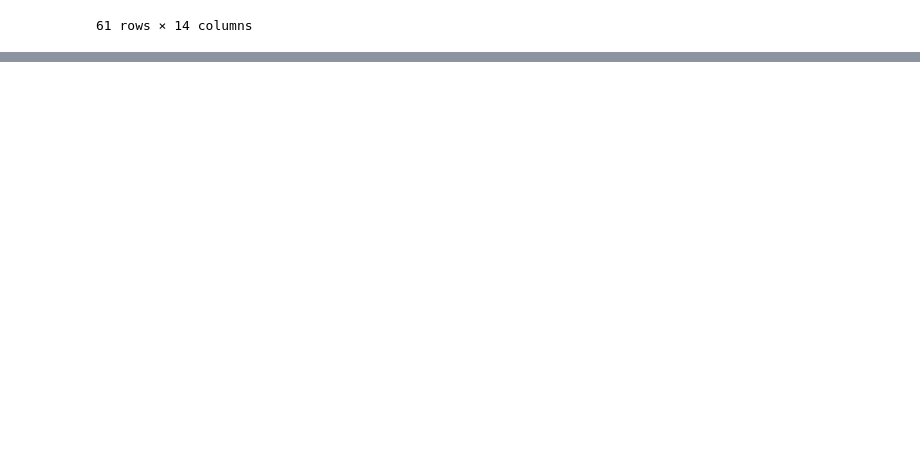
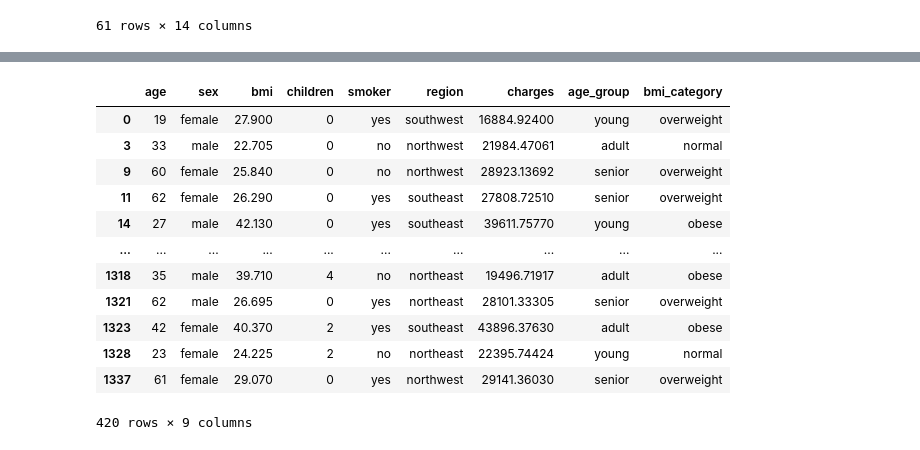
Before and after one commit to danyalmendigali/jupyter-datascience, a Jupyter notebook: Pandas/Day3.ipynb, the cells around one changed output, grey strips where cells are left out. Saved outputs shown, nothing was run; the diff lists cells and outputs as text; code cells hidden in the pictures; blank space fills up the shorter version.

```diff
--- a/Pandas/Day3.ipynb
+++ b/Pandas/Day3.ipynb
@@ -251,0 +385,19 @@ pr4
+# %%
+pr = df.loc[
+    (df['charges'] > df['charges'].mean())
+]
+pr
+# %% [output]
+|  | age | sex | bmi | children | smoker | region | charges | age_group | bmi_category |
+| 0 | 19 | female | 27.900 | 0 | yes | southwest | 16884.92400 | young | overweight |
+| 3 | 33 | male | 22.705 | 0 | no | northwest | 21984.47061 | adult | normal |
+| 9 | 60 | female | 25.840 | 0 | no | northwest | 28923.13692 | senior | overweight |
+| 11 | 62 | female | 26.290 | 0 | yes | southeast | 27808.72510 | senior | overweight |
+| 14 | 27 | male | 42.130 | 0 | yes | southeast | 39611.75770 | young | obese |
+| ... | ... | ... | ... | ... | ... | ... | ... | ... | ... |
+| 1318 | 35 | male | 39.710 | 4 | no | northeast | 19496.71917 | adult | obese |
+| 1321 | 62 | male | 26.695 | 0 | yes | northeast | 28101.33305 | senior | overweight |
+| 1323 | 42 | female | 40.370 | 2 | yes | southeast | 43896.37630 | adult | obese |
+| 1328 | 23 | female | 24.225 | 2 | no | northeast | 22395.74424 | young | normal |
+| 1337 | 61 | female | 29.070 | 0 | yes | northwest | 29141.36030 | senior | overweight |
+420 rows × 9 columns
```
Also changed, not shown: parts of 45 cells of this notebook, 1 other file.
